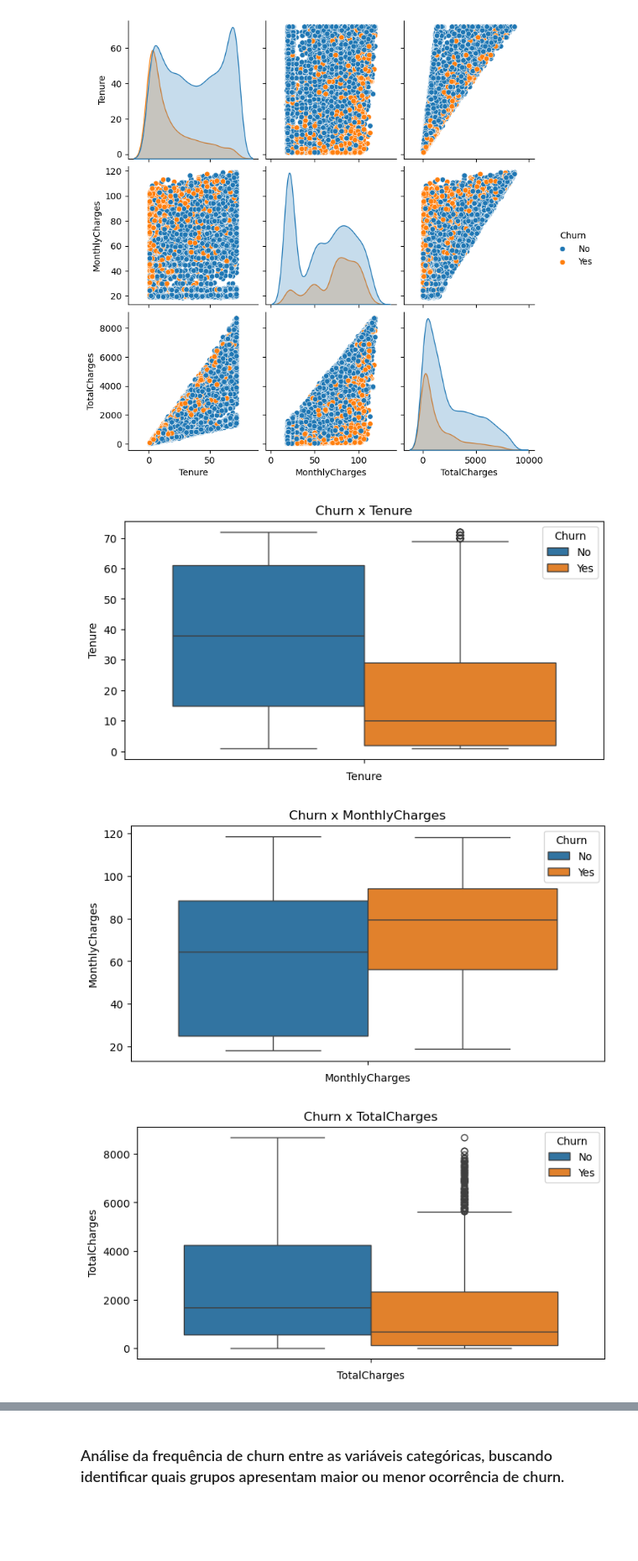
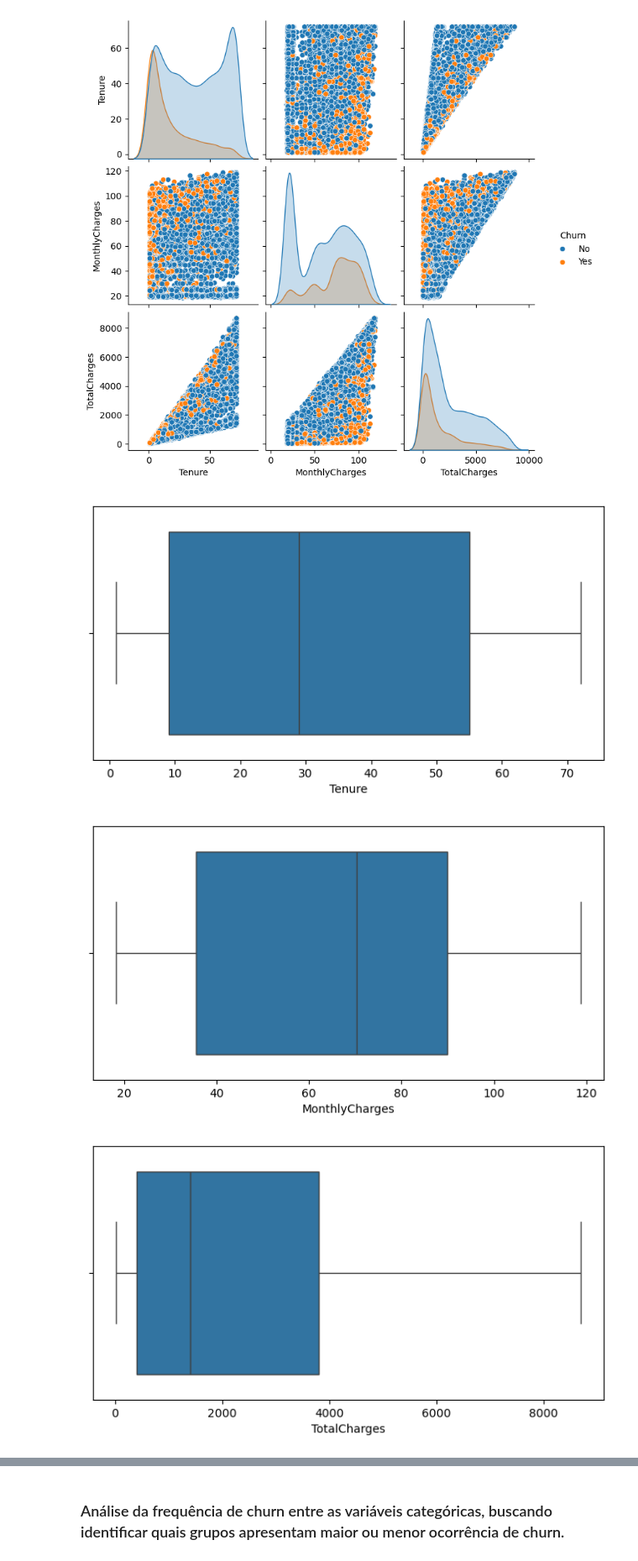
Before and after one commit to igao01/ds_telecom_churn, a Jupyter notebook: notebooks/eda_telco_churn.ipynb, the cells around one changed output, grey strips where cells are left out. Shown at 84% size. Saved outputs shown, nothing was run; the diff lists cells and outputs as text; code cells hidden in the pictures; blank space fills up the shorter version.

```diff
--- a/notebooks/eda_telco_churn.ipynb
+++ b/notebooks/eda_telco_churn.ipynb
@@ -48,13 +60,9 @@ sns.pairplot(data=df_eda, hue=TARGET_COLUMN)
 # %%
 for column in NUMERICAL_COLUMNS:
     fig, ax = plt.subplots(figsize=(8,4))
-
-    sns.boxplot(data=df_eda, y=column, hue=TARGET_COLUMN)
-
-    ax.set_title(f'{TARGET_COLUMN} x {column}')
-    ax.set_xlabel(column)
+    sns.boxplot(data=df_eda, x=column)
     plt.show()
 # %% [output]
-[figure, old version]
+[figure, new version]
-[figure, old version]
+[figure, new version]
-[figure, old version]
+[figure, new version]
```
Also changed, not shown: parts of 2 cells of this notebook, 1 other file.
